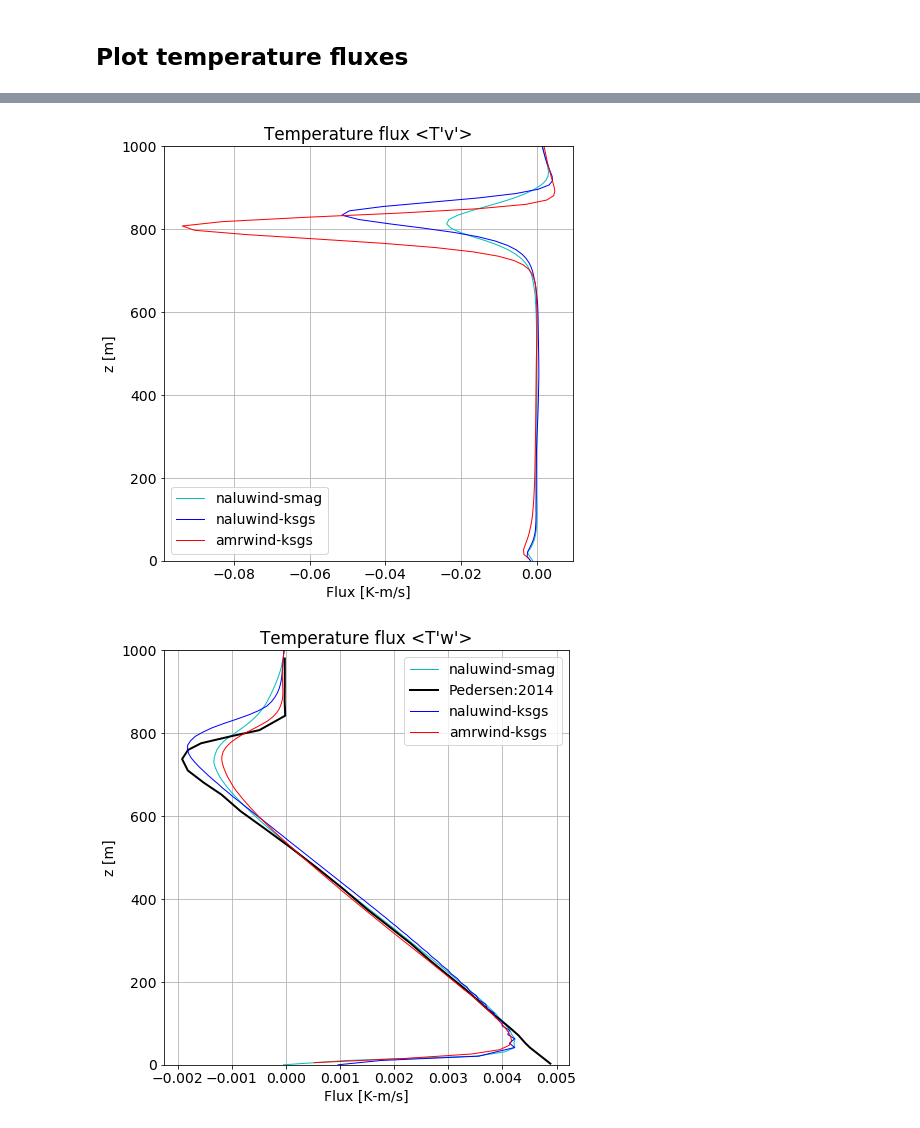
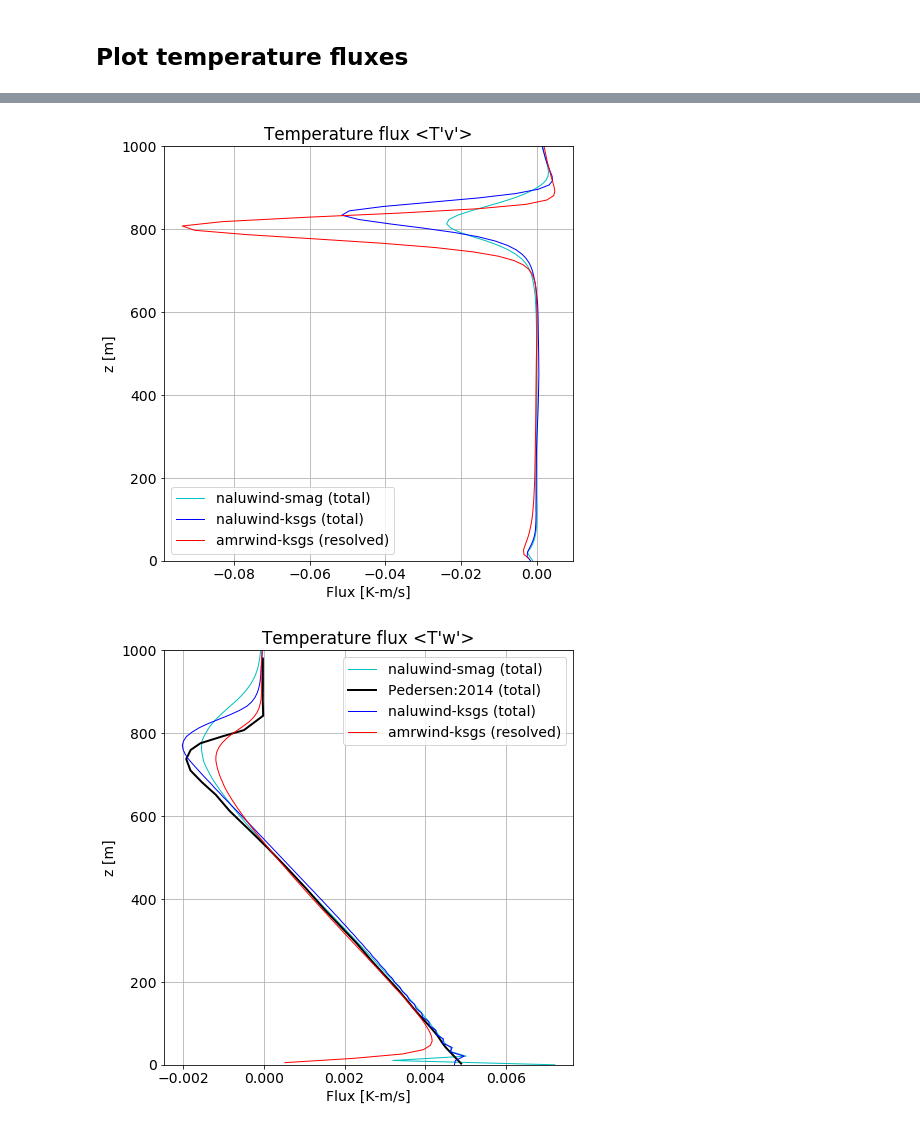
Before and after one commit to Exawind/wind-energy, a Jupyter notebook: Pedersen_N07/compareRuns_n07.ipynb, the cells around one changed output, grey strips where cells are left out. Cells and saved outputs as stored; diff of their text form; code cells hidden in the pictures.

```diff
--- a/Pedersen_N07/compareRuns_n07.ipynb
+++ b/Pedersen_N07/compareRuns_n07.ipynb
@@ -31,10 +31,10 @@ l_cases = {
 
 # What kind of line styles to use in the plots
 styles = {
-    'amrwind-ksgs':  {'color':'r', 'lw':1, 'ls':'-'},
-    'naluwind-smag': {'color':'c', 'lw':1, 'ls':'-'},
-    'naluwind-ksgs': {'color':'b', 'lw':1, 'ls':'-'},
-    'Pedersen:2014': {'color':'k', 'lw':2, 'ls':'-'},
+    'amrwind-ksgs':  {'color':'r', 'lw':1, 'ls':'-', 'comment':'(resolved)'},
+    'naluwind-smag': {'color':'c', 'lw':1, 'ls':'-', 'comment':'(total)'},
+    'naluwind-ksgs': {'color':'b', 'lw':1, 'ls':'-', 'comment':'(total)'},
+    'Pedersen:2014': {'color':'k', 'lw':2, 'ls':'-', 'comment':'(total)'},
 }
 
 deltaX=3000.0/288         # Grid spacing
@@ -172,7 +172,10 @@ for flux in plotfluxes:
     for l,c in l_cases.items():
         ls=styles[l]
         if (len(c.tflux_var[flux])>0):
-            plt.plot(c.tflux_var[flux], c.z, label=l, color=ls['color'], linewidth=ls['lw'], linestyle=ls['ls'])
+            tfluxbase=c.tflux_var[flux]
+            if (len(c.sfstflux_var[flux])>0):
+                tfluxbase=tfluxbase+c.sfstflux_var[flux]
+            plt.plot(tfluxbase, c.z, label=l+' '+ls['comment'], color=ls['color'], linewidth=ls['lw'], linestyle=ls['ls'])
     plt.legend()
     plt.ylabel('z [m]')
     plt.xlabel('Flux [K-m/s]')
@@ -185,2 +188,2 @@ for flux in plotfluxes:
-[figure, old version]
+[figure, new version]
-[figure, old version]
+[figure, new version]
```
Also changed, not shown: parts of 1 cell of this notebook, 5 other files.
